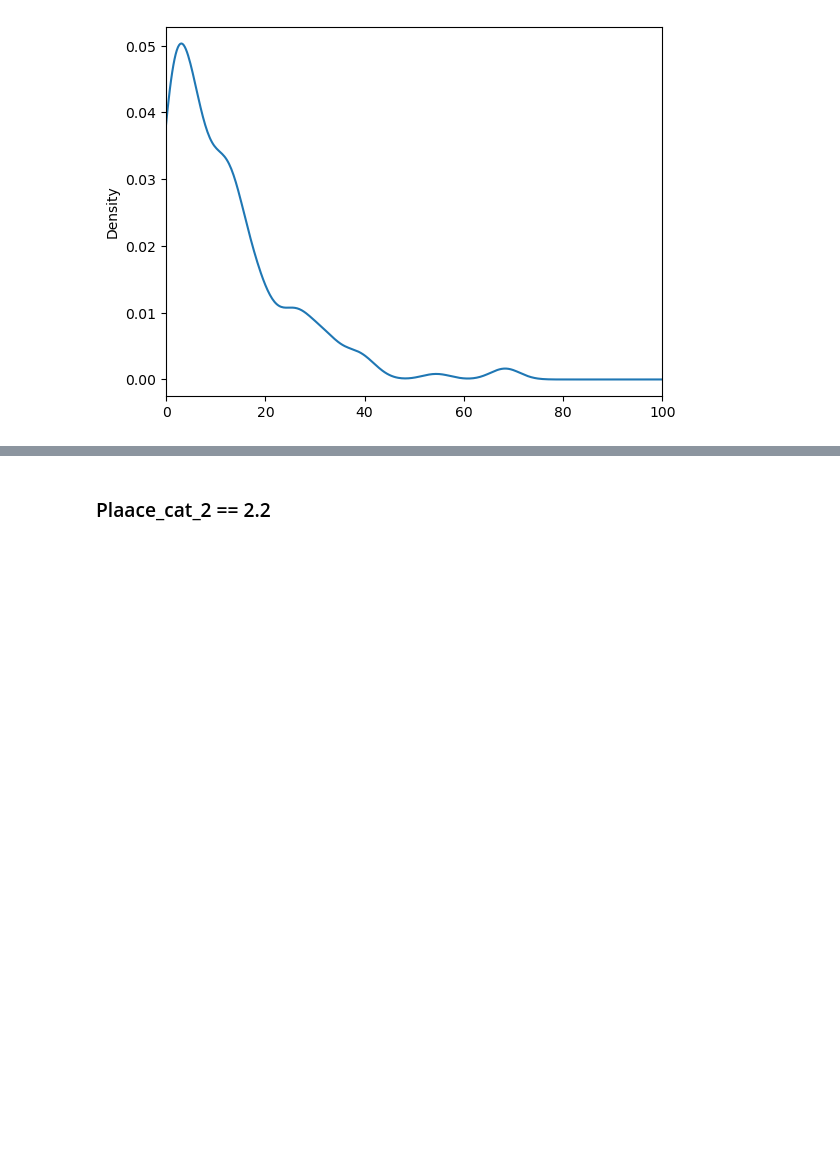
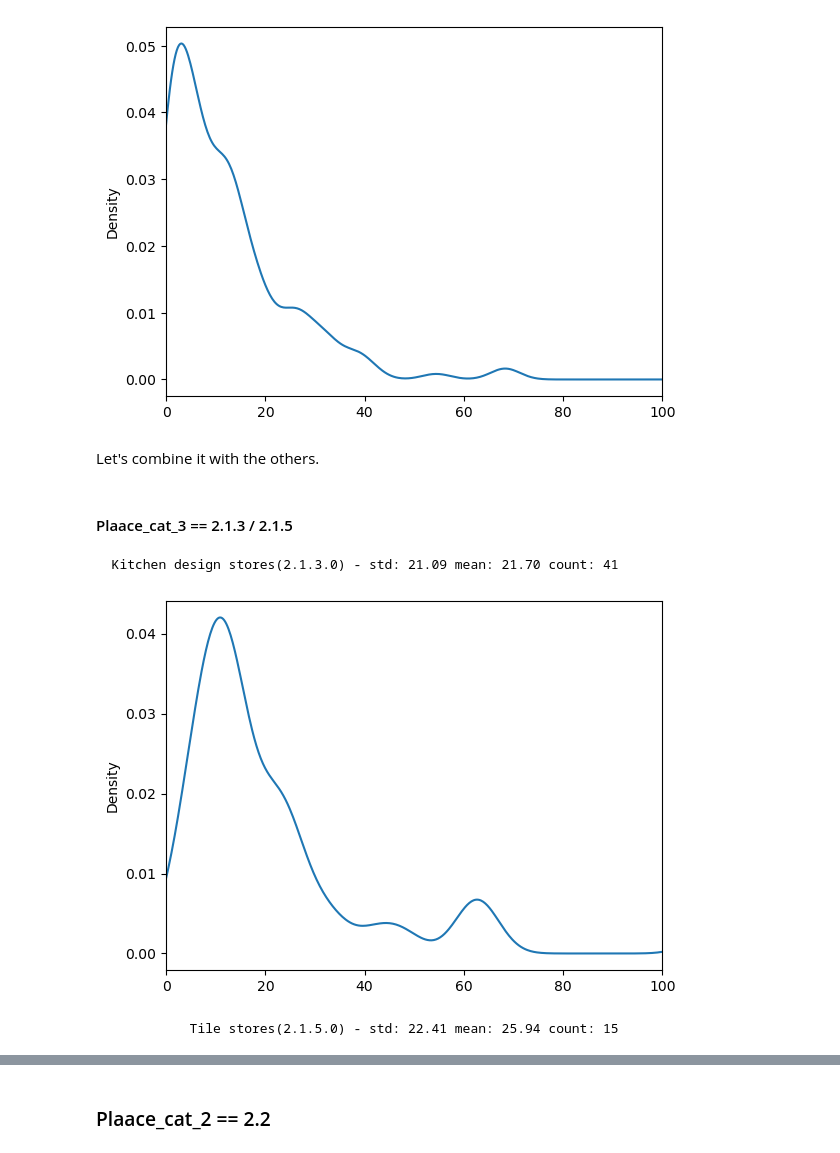
Before and after one commit to halvorlinder/TDT4173-Machine-Learning, a Jupyter notebook: plaace_cat.ipynb, the cells around one changed output, grey strips where cells are left out. Cells and saved outputs as stored; diff of their text form; code cells hidden in the pictures; blank space fills up the shorter version.

Commit message:
update plaace_cat

```diff
--- a/plaace_cat.ipynb
+++ b/plaace_cat.ipynb
@@ -401,3 +403,23 @@ for k, v in plaace_3_dfs_rev_std.items():
 stores_train[stores_train.plaace_cat_3 == "2.1.6"].revenue.plot(kind="kde", xlim=(0, 100), bw_method=0.2);
 # %% [output]
 [figure]
+# %% [markdown]
+Let's combine it with the others.
+# %% [markdown]
+#### Plaace_cat_3 == 2.1.3 / 2.1.5
+# %%
+for k, v in plaace_4_dfs_rev_std.items():
+    if k.startswith("2.1.3."):
+        print(f"{plaace_4_desc[k]}({k}) - ".rjust(35) + f"std: {v:.2f} mean: {plaace_4_dfs_rev_mean[k]:.2f} count: {plaace_4_dfs_count[k]}")
+# %% [output]
+  Kitchen design stores(2.1.3.0) - std: 21.09 mean: 21.70 count: 41
+# %%
+stores_train[stores_train.plaace_cat_3 == "2.1.3"].revenue.plot(kind="kde", xlim=(0, 100), bw_method=0.2);
+# %% [output]
+[figure, added]
+# %%
+for k, v in plaace_4_dfs_rev_std.items():
+    if k.startswith("2.1.5."):
+        print(f"{plaace_4_desc[k]}({k}) - ".rjust(35) + f"std: {v:.2f} mean: {plaace_4_dfs_rev_mean[k]:.2f} count: {plaace_4_dfs_count[k]}")
+# %% [output]
+            Tile stores(2.1.5.0) - std: 22.41 mean: 25.94 count: 15
```
Also changed, not shown: parts of 7 cells of this notebook.
